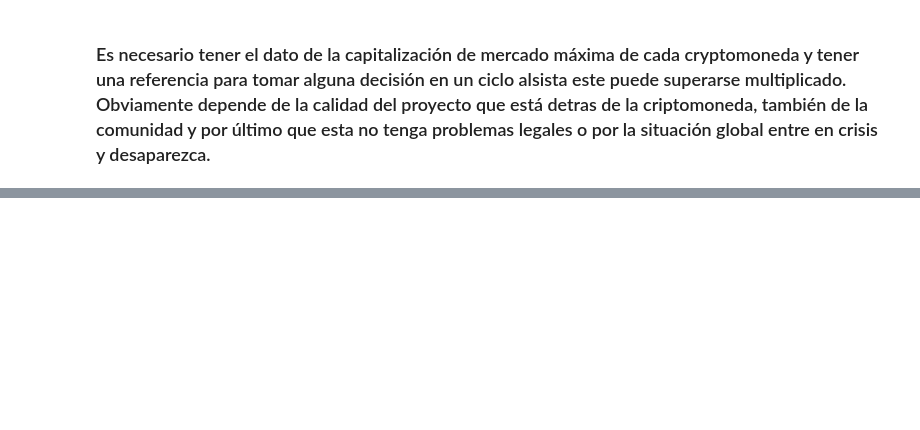
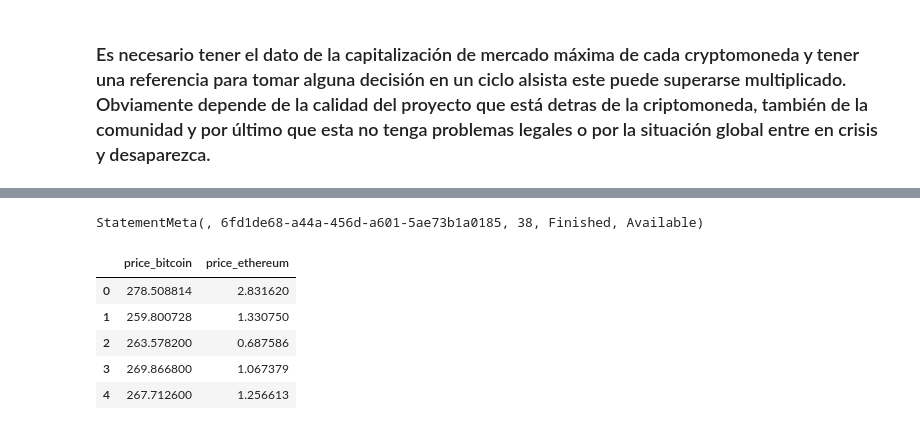
Before and after one commit to cistelsa/Cryptocurrency_Market_Data_Analytics, a Jupyter notebook: Análisis_exploratorio_de_datos_(EDA).ipynb, the cells around one changed output, grey strips where cells are left out. Saved outputs shown, nothing was run; the diff lists cells and outputs as text; code cells hidden in the pictures; blank space fills up the shorter version.

```diff
--- a/Análisis_exploratorio_de_datos_(EDA).ipynb
+++ b/Análisis_exploratorio_de_datos_(EDA).ipynb
@@ -176,0 +470,8 @@ SynapseWidget(Synapse.DataFrame, aec5c845-3765-4884-9880-6c36540a53e3)
+# %%
+# Filtrar los registros de Bitcoin para igualar la cantidad de registros esto lo hacemos por min_count solo registros que tienen la fecha > a 1
+bitcoin_filtered = bitcoin_ethereum_df.filter((col("id") == "bitcoin") & (col("date").isin(
+    counts.filter(col("count") > min_count).select("date").rdd.flatMap(lambda x: x).collect()
+)))
+
+# Imprime el DataFrame filtrado
+bitcoin_filtered.show()
@@ -176,0 +564,4 @@ SynapseWidget(Synapse.DataFrame, aec5c845-3765-4884-9880-6c36540a53e3)
+# %%
+# Convertimos a tipo float para manejar la correlación
+bitcoin_ethereum_corr_df[['price_bitcoin', 'price_ethereum']] = bitcoin_ethereum_corr_df[['price_bitcoin', 'price_ethereum']].round(8).astype('float')
+bitcoin_ethereum_corr_df.info()
@@ -176,0 +579,10 @@ SynapseWidget(Synapse.DataFrame, aec5c845-3765-4884-9880-6c36540a53e3)
+# %%
+bitcoin_ethereum_corr_df.head()
+# %% [output]
+StatementMeta(, 6fd1de68-a44a-456d-a601-5ae73b1a0185, 38, Finished, Available)
+|  | price_bitcoin | price_ethereum |
+| 0 | 278.508814 | 2.831620 |
+| 1 | 259.800728 | 1.330750 |
+| 2 | 263.578200 | 0.687586 |
+| 3 | 269.866800 | 1.067379 |
+| 4 | 267.712600 | 1.256613 |
```
Also changed, not shown: parts of 46 cells of this notebook, 3 other files.
